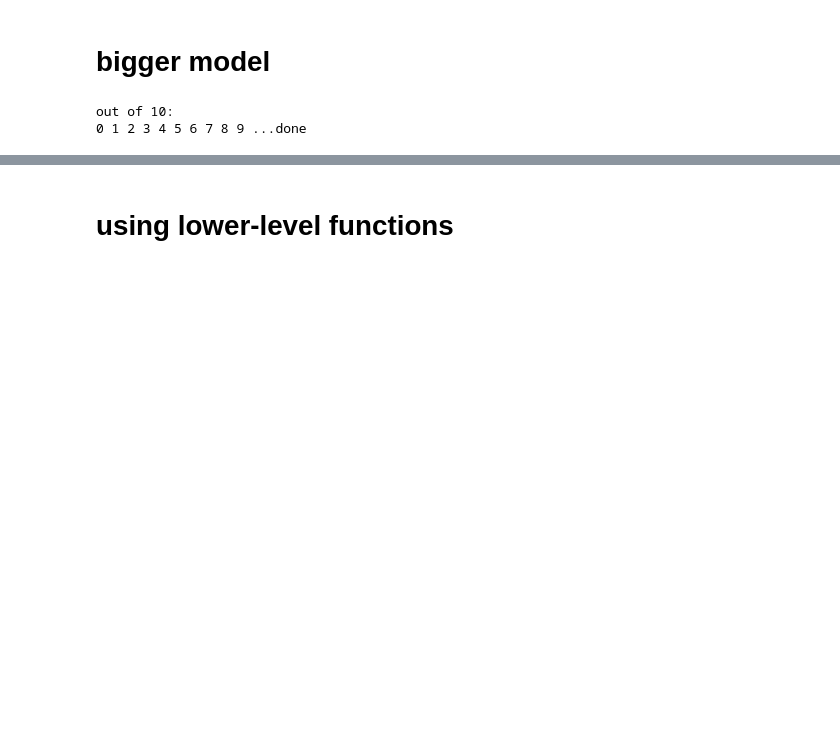
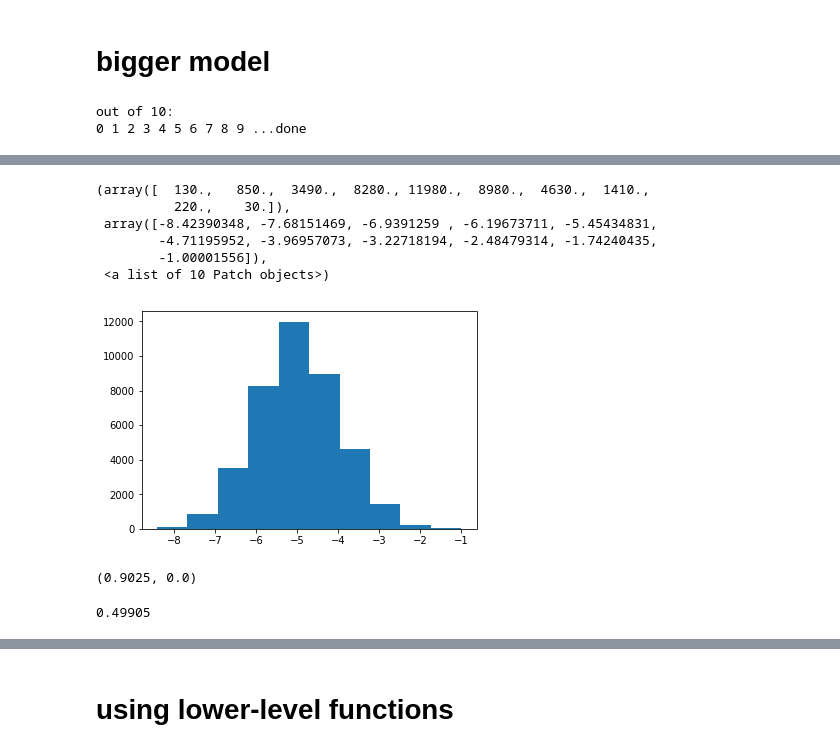
Before and after one commit to jacksonloper/logistic-svd, a Jupyter notebook: example.ipynb, the cells around one changed output, grey strips where cells are left out. Drawn from its saved outputs; the diff is of its cells as text; code cells hidden in the pictures; blank space fills up the shorter version.

```diff
--- a/example.ipynb
+++ b/example.ipynb
@@ -87,0 +128,18 @@ plt.tight_layout()
+# %%
+plt.hist((z@alpha.T).ravel())
+# %% [output]
+(array([  130.,   850.,  3490.,  8280., 11980.,  8980.,  4630.,  1410.,
+          220.,    30.]),
+ array([-8.42390348, -7.68151469, -6.9391259 , -6.19673711, -5.45434831,
+        -4.71195952, -3.96957073, -3.22718194, -2.48479314, -1.74240435,
+        -1.00001556]),
+ <a list of 10 Patch objects>)
+[figure, added]
+# %%
+np.mean(np.mean(data,axis=0)==0),np.mean(np.mean(data,axis=1)==0)
+# %% [output]
+(0.9025, 0.0)
+# %%
+np.mean(data)
+# %% [output]
+0.49905
```
Also changed, not shown: parts of 9 cells of this notebook, 3 other files.
